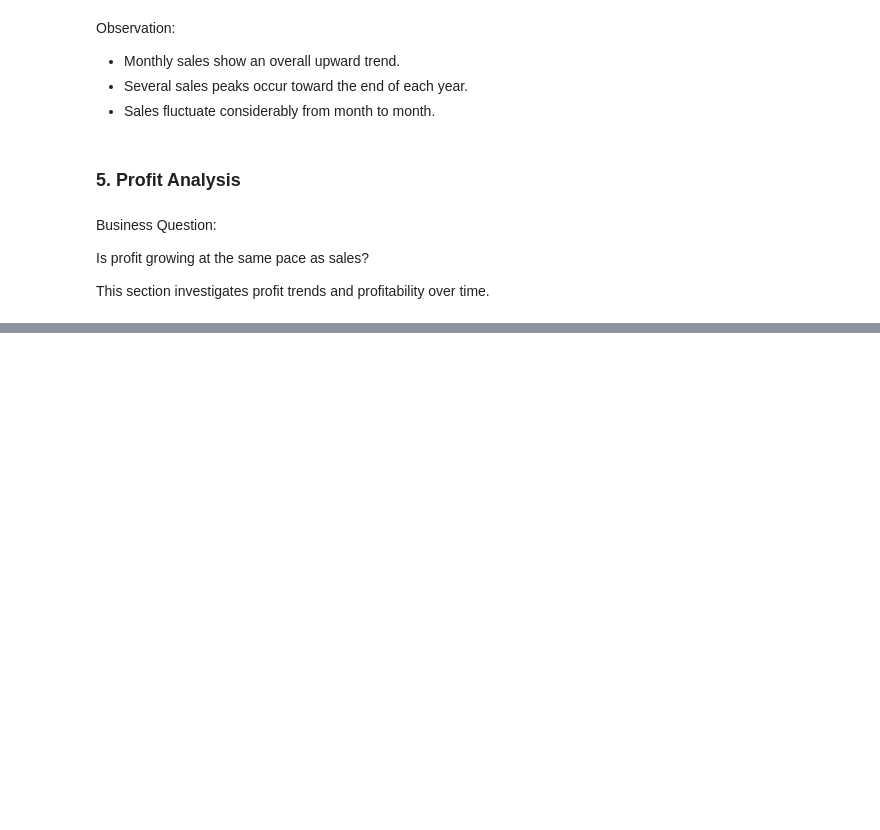
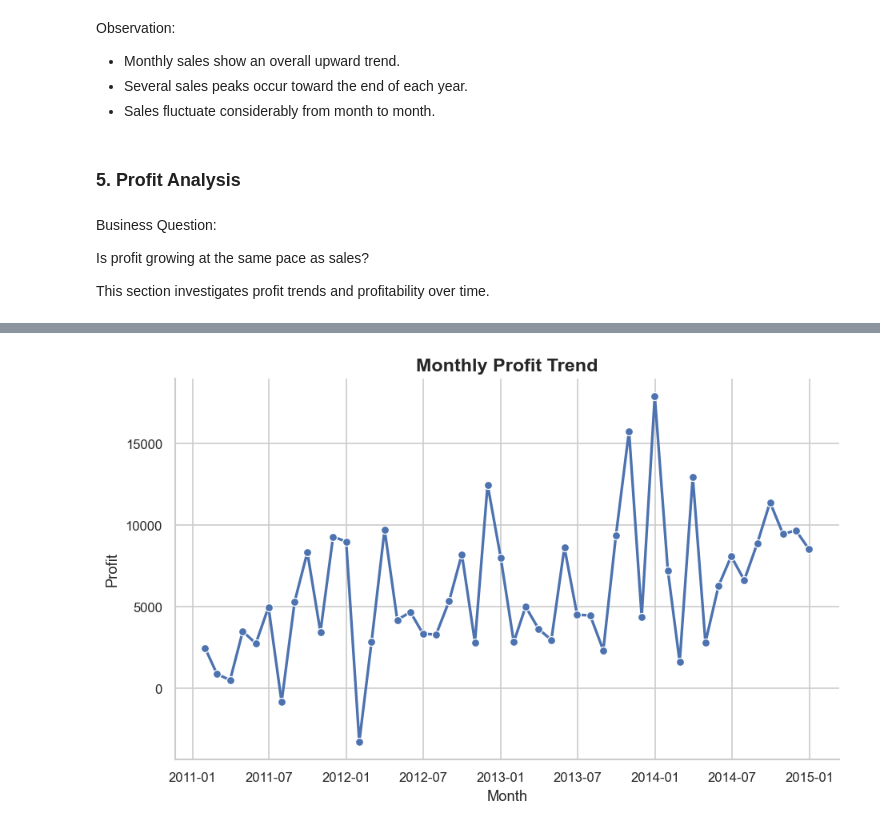
Before and after one commit to Li374/dap1_superstore_sales, a Jupyter notebook: notebooks/04_business_analysis.ipynb, the cells around one changed output, grey strips where cells are left out. Cells and saved outputs as stored; diff of their text form; code cells hidden in the pictures; blank space fills up the shorter version.

Commit message:
business analysis: profit analysis

```diff
--- a/notebooks/04_business_analysis.ipynb
+++ b/notebooks/04_business_analysis.ipynb
@@ -123,0 +127,8 @@ This section investigates profit trends and profitability over time.
+# %%
+monthly_profit = (
+    df.groupby(pd.Grouper(key="Order Date", freq="M"))
+        .agg({"Profit": "sum"})
+        .reset_index()
+)
+
+monthly_profit.head()
@@ -123,0 +142,11 @@ This section investigates profit trends and profitability over time.
+# %%
+plot_line(
+    data=monthly_profit,
+    x="Order Date",
+    y="Profit",
+    title="Monthly Profit Trend",
+    xlabel="Month",
+    ylabel="Profit"
+)
+# %% [output]
+[figure, added]
```
Also changed, not shown: parts of 12 cells of this notebook, 1 other file.
